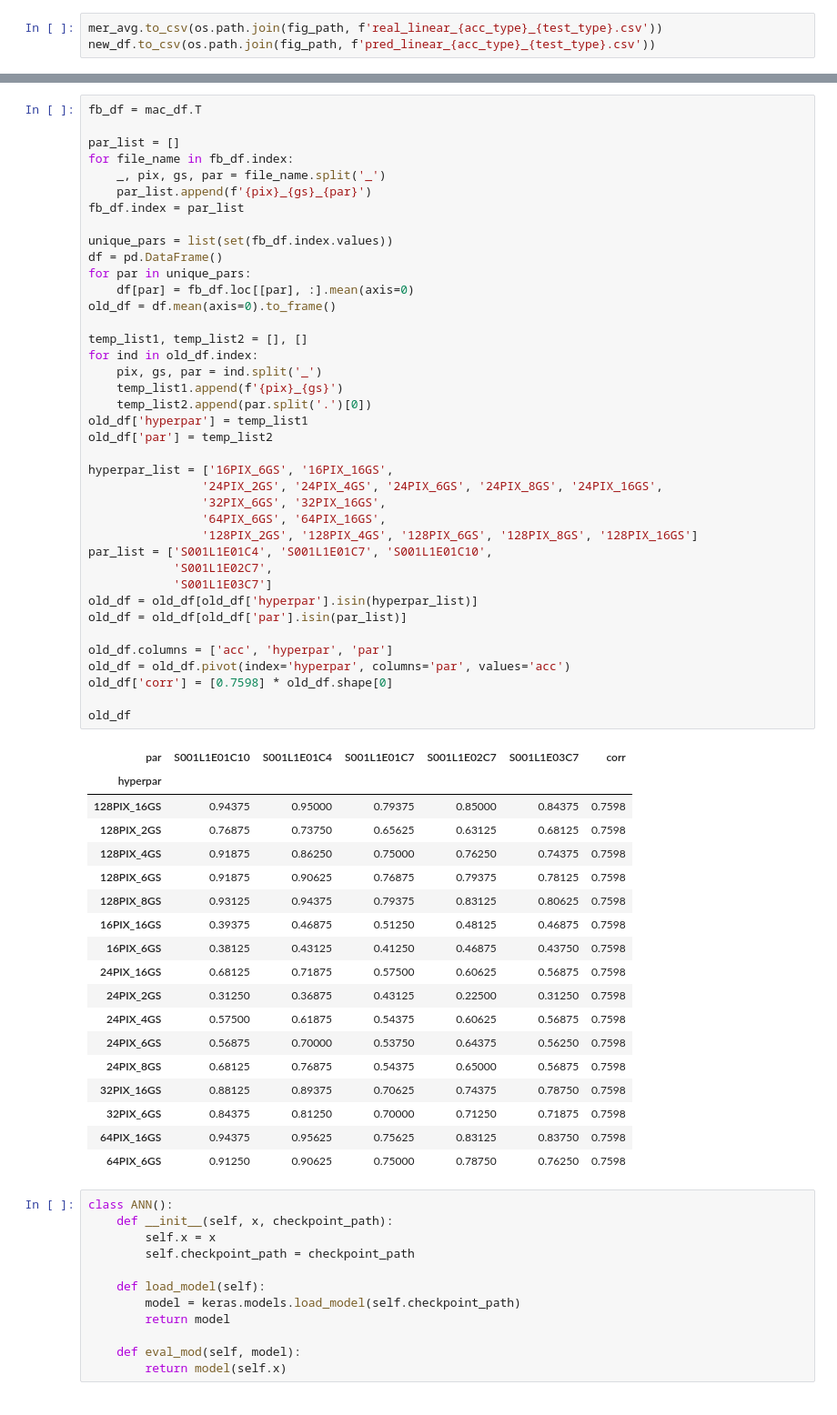
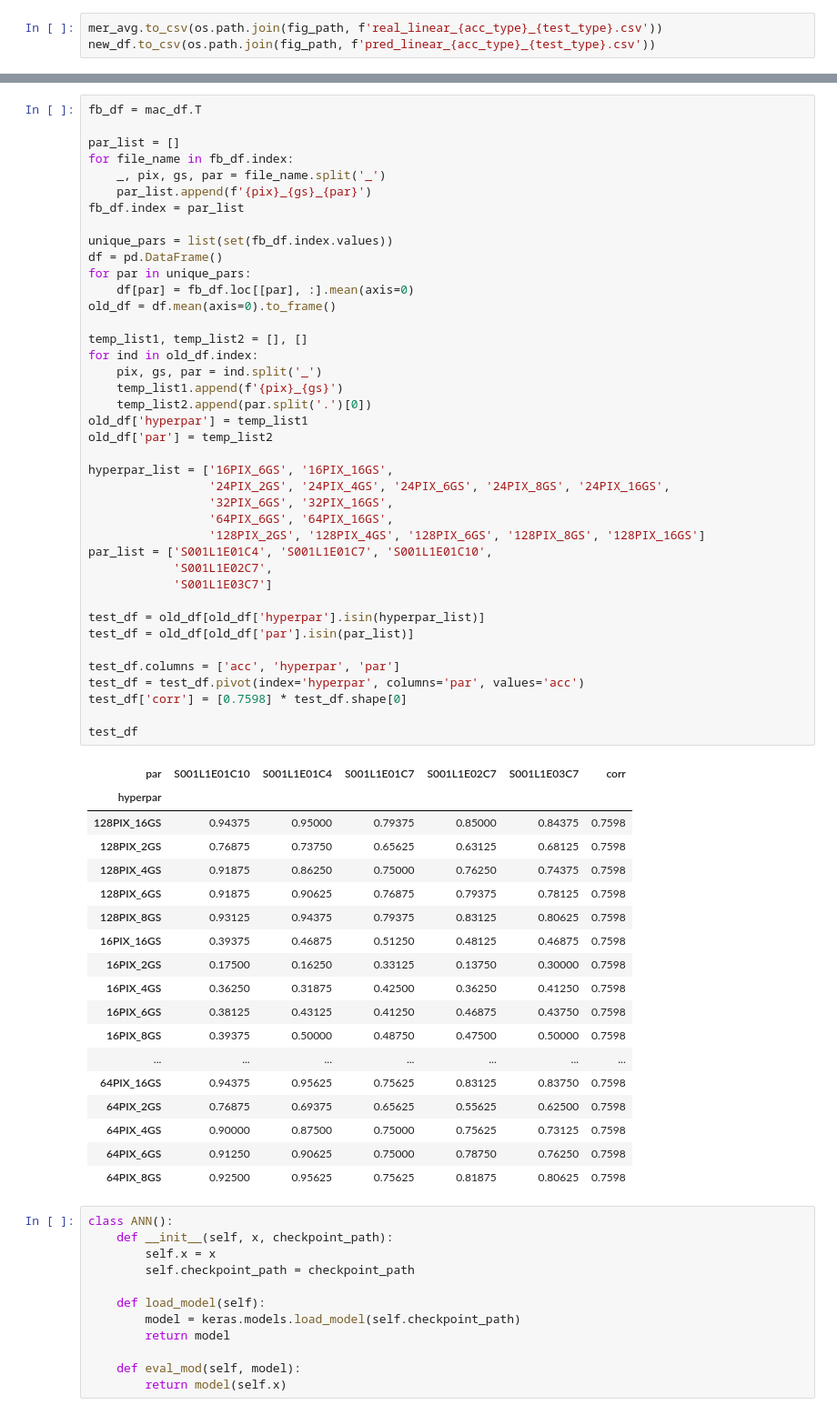
Before and after one commit to namin-an/ArtificialVision, a Jupyter notebook: Visualization/Prediction.ipynb, the cells around one changed output, grey strips where cells are left out. Shown: that part at 91% size. Drawn from its saved outputs; the diff is of its cells as text.

```diff
--- a/Visualization/Prediction.ipynb
+++ b/Visualization/Prediction.ipynb
@@ -435,53 +435,54 @@ fb_df.index = par_list
 
 unique_pars = list(set(fb_df.index.values))
 df = pd.DataFrame()
 for par in unique_pars:
     df[par] = fb_df.loc[[par], :].mean(axis=0)
 old_df = df.mean(axis=0).to_frame()
 
 temp_list1, temp_list2 = [], []
 for ind in old_df.index:
     pix, gs, par = ind.split('_')
     temp_list1.append(f'{pix}_{gs}')
     temp_list2.append(par.split('.')[0])
 old_df['hyperpar'] = temp_list1
 old_df['par'] = temp_list2
 
 hyperpar_list = ['16PIX_6GS', '16PIX_16GS',
-                '24PIX_2GS', '24PIX_4GS', '24PIX_6GS', '24PIX_8GS', '24PIX_16GS',
-                '32PIX_6GS', '32PIX_16GS',
-                '64PIX_6GS', '64PIX_16GS',
-                '128PIX_2GS', '128PIX_4GS', '128PIX_6GS', '128PIX_8GS', '128PIX_16GS']
+                 '24PIX_2GS', '24PIX_4GS', '24PIX_6GS', '24PIX_8GS', '24PIX_16GS',
+                 '32PIX_6GS', '32PIX_16GS',
+                 '64PIX_6GS', '64PIX_16GS',
+                 '128PIX_2GS', '128PIX_4GS', '128PIX_6GS', '128PIX_8GS', '128PIX_16GS']
 par_list = ['S001L1E01C4', 'S001L1E01C7', 'S001L1E01C10',
             'S001L1E02C7',
             'S001L1E03C7']
-old_df = old_df[old_df['hyperpar'].isin(hyperpar_list)]
-old_df = old_df[old_df['par'].isin(par_list)]
 
-old_df.columns = ['acc', 'hyperpar', 'par']
-old_df = old_df.pivot(index='hyperpar', columns='par', values='acc')
-old_df['corr'] = [0.7598] * old_df.shape[0]
+test_df = old_df[old_df['hyperpar'].isin(hyperpar_list)]
+test_df = old_df[old_df['par'].isin(par_list)]
 
-old_df
+test_df.columns = ['acc', 'hyperpar', 'par']
+test_df = test_df.pivot(index='hyperpar', columns='par', values='acc')
+test_df['corr'] = [0.7598] * test_df.shape[0]
+
+test_df
 # %% [output]
 | par | S001L1E01C10 | S001L1E01C4 | S001L1E01C7 | S001L1E02C7 | S001L1E03C7 | corr |
 | hyperpar |  |  |  |  |  |  |
 | 128PIX_16GS | 0.94375 | 0.95000 | 0.79375 | 0.85000 | 0.84375 | 0.7598 |
 | 128PIX_2GS | 0.76875 | 0.73750 | 0.65625 | 0.63125 | 0.68125 | 0.7598 |
 | 128PIX_4GS | 0.91875 | 0.86250 | 0.75000 | 0.76250 | 0.74375 | 0.7598 |
 | 128PIX_6GS | 0.91875 | 0.90625 | 0.76875 | 0.79375 | 0.78125 | 0.7598 |
 | 128PIX_8GS | 0.93125 | 0.94375 | 0.79375 | 0.83125 | 0.80625 | 0.7598 |
 | 16PIX_16GS | 0.39375 | 0.46875 | 0.51250 | 0.48125 | 0.46875 | 0.7598 |
+| 16PIX_2GS | 0.17500 | 0.16250 | 0.33125 | 0.13750 | 0.30000 | 0.7598 |
+| 16PIX_4GS | 0.36250 | 0.31875 | 0.42500 | 0.36250 | 0.41250 | 0.7598 |
 | 16PIX_6GS | 0.38125 | 0.43125 | 0.41250 | 0.46875 | 0.43750 | 0.7598 |
-| 24PIX_16GS | 0.68125 | 0.71875 | 0.57500 | 0.60625 | 0.56875 | 0.7598 |
-| 24PIX_2GS | 0.31250 | 0.36875 | 0.43125 | 0.22500 | 0.31250 | 0.7598 |
-| 24PIX_4GS | 0.57500 | 0.61875 | 0.54375 | 0.60625 | 0.56875 | 0.7598 |
-| 24PIX_6GS | 0.56875 | 0.70000 | 0.53750 | 0.64375 | 0.56250 | 0.7598 |
-| 24PIX_8GS | 0.68125 | 0.76875 | 0.54375 | 0.65000 | 0.56875 | 0.7598 |
-| 32PIX_16GS | 0.88125 | 0.89375 | 0.70625 | 0.74375 | 0.78750 | 0.7598 |
-| 32PIX_6GS | 0.84375 | 0.81250 | 0.70000 | 0.71250 | 0.71875 | 0.7598 |
+| 16PIX_8GS | 0.39375 | 0.50000 | 0.48750 | 0.47500 | 0.50000 | 0.7598 |
+| ... | ... | ... | ... | ... | ... | ... |
 | 64PIX_16GS | 0.94375 | 0.95625 | 0.75625 | 0.83125 | 0.83750 | 0.7598 |
+| 64PIX_2GS | 0.76875 | 0.69375 | 0.65625 | 0.55625 | 0.62500 | 0.7598 |
+| 64PIX_4GS | 0.90000 | 0.87500 | 0.75000 | 0.75625 | 0.73125 | 0.7598 |
 | 64PIX_6GS | 0.91250 | 0.90625 | 0.75000 | 0.78750 | 0.76250 | 0.7598 |
+| 64PIX_8GS | 0.92500 | 0.95625 | 0.75625 | 0.81875 | 0.80625 | 0.7598 |
 # %%
 class ANN():
     def __init__(self, x, checkpoint_path):
```
Also changed, not shown: parts of 10 cells of this notebook.
